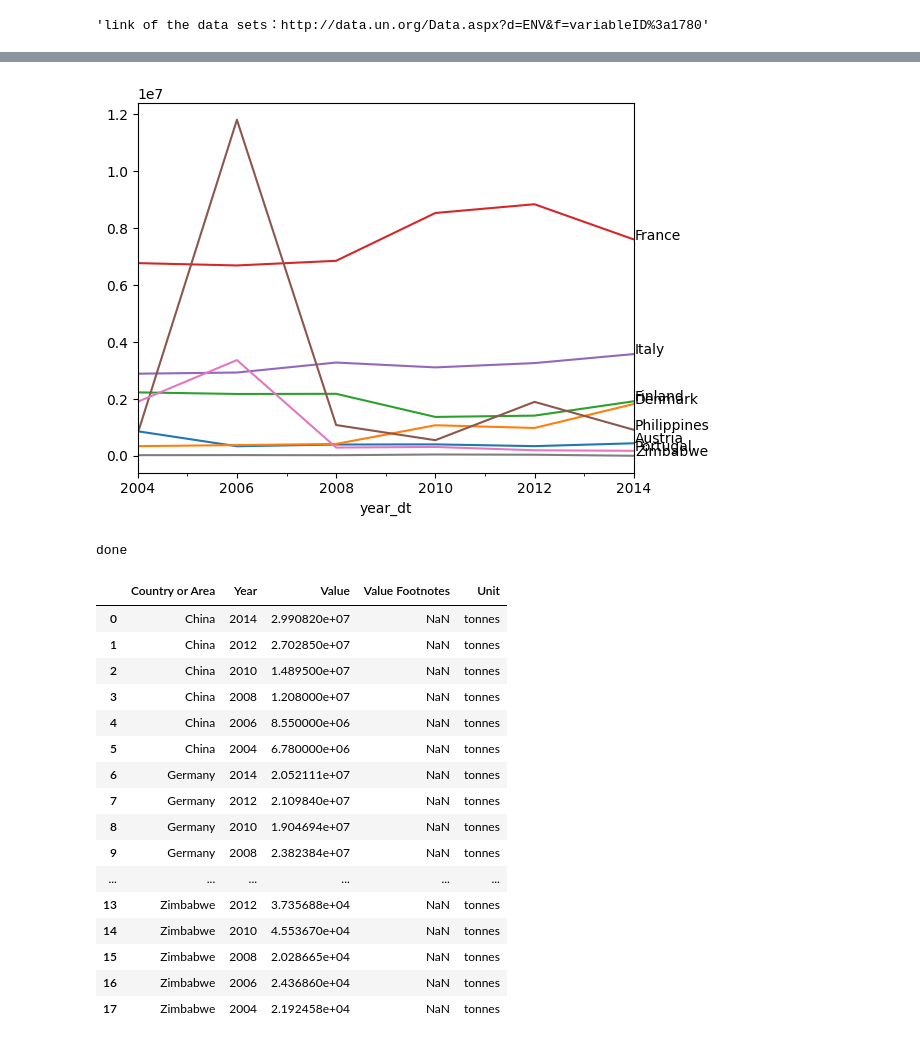
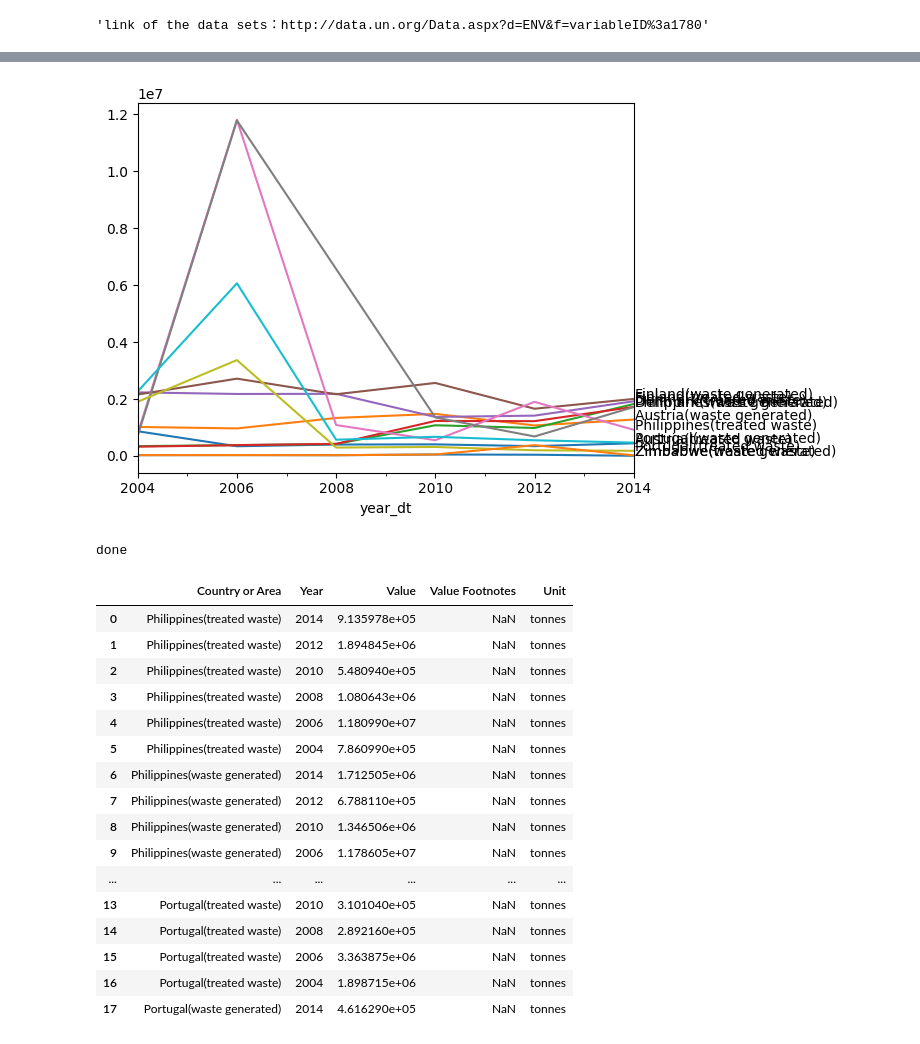
Before and after one commit to ZHONGHOIHUNG/data2, a Jupyter notebook: data_introduction/assessment presentation.ipynb, the cells around one changed output, grey strips where cells are left out. Saved outputs shown, nothing was run; the diff lists cells and outputs as text; code cells hidden in the pictures.

```diff
--- a/data_introduction/assessment presentation.ipynb
+++ b/data_introduction/assessment presentation.ipynb
@@ -110,41 +192,42 @@ for country, df in penalty_data.set_index("year_dt").groupby("Country or Area"):
         )
     except:
         pass
+"Each unit in the Y axis in this graph is 10 millions."
 # %% [output]
-[figure, old version]
+[figure, new version]
 # %%
 import matplotlib
 import matplotlib.pyplot as plt
 import numpy as np
 import pandas as pd
 import os
 from datetime import datetime
 %matplotlib inline
-filepath = "3.csv"
+filepath = "12.csv"
 
 
 penalty_data = pd.read_csv(filepath)
 print("done")
 penalty_data.head(18)
 # %% [output]
 done
 |  | Country or Area | Year | Value | Value Footnotes | Unit |
-| 0 | China | 2014 | 2.990820e+07 | NaN | tonnes |
-| 1 | China | 2012 | 2.702850e+07 | NaN | tonnes |
-| 2 | China | 2010 | 1.489500e+07 | NaN | tonnes |
-| 3 | China | 2008 | 1.208000e+07 | NaN | tonnes |
-| 4 | China | 2006 | 8.550000e+06 | NaN | tonnes |
-| 5 | China | 2004 | 6.780000e+06 | NaN | tonnes |
-| 6 | Germany | 2014 | 2.052111e+07 | NaN | tonnes |
-| 7 | Germany | 2012 | 2.109840e+07 | NaN | tonnes |
-| 8 | Germany | 2010 | 1.904694e+07 | NaN | tonnes |
-| 9 | Germany | 2008 | 2.382384e+07 | NaN | tonnes |
+| 0 | Philippines(treated waste) | 2014 | 9.135978e+05 | NaN | tonnes |
+| 1 | Philippines(treated waste) | 2012 | 1.894845e+06 | NaN | tonnes |
+| 2 | Philippines(treated waste) | 2010 | 5.480940e+05 | NaN | tonnes |
+| 3 | Philippines(treated waste) | 2008 | 1.080643e+06 | NaN | tonnes |
+| 4 | Philippines(treated waste) | 2006 | 1.180990e+07 | NaN | tonnes |
+| 5 | Philippines(treated waste) | 2004 | 7.860990e+05 | NaN | tonnes |
+| 6 | Philippines(waste generated) | 2014 | 1.712505e+06 | NaN | tonnes |
+| 7 | Philippines(waste generated) | 2012 | 6.788110e+05 | NaN | tonnes |
+| 8 | Philippines(waste generated) | 2010 | 1.346506e+06 | NaN | tonnes |
+| 9 | Philippines(waste generated) | 2006 | 1.178605e+07 | NaN | tonnes |
 | ... | ... | ... | ... | ... | ... |
-| 13 | Zimbabwe | 2012 | 3.735688e+04 | NaN | tonnes |
-| 14 | Zimbabwe | 2010 | 4.553670e+04 | NaN | tonnes |
-| 15 | Zimbabwe | 2008 | 2.028665e+04 | NaN | tonnes |
-| 16 | Zimbabwe | 2006 | 2.436860e+04 | NaN | tonnes |
-| 17 | Zimbabwe | 2004 | 2.192458e+04 | NaN | tonnes |
+| 13 | Portugal(treated waste) | 2010 | 3.101040e+05 | NaN | tonnes |
+| 14 | Portugal(treated waste) | 2008 | 2.892160e+05 | NaN | tonnes |
+| 15 | Portugal(treated waste) | 2006 | 3.363875e+06 | NaN | tonnes |
+| 16 | Portugal(treated waste) | 2004 | 1.898715e+06 | NaN | tonnes |
+| 17 | Portugal(waste generated) | 2014 | 4.616290e+05 | NaN | tonnes |
 # %%
 def make_date(year):
     try:
```
Also changed, not shown: parts of 11 cells of this notebook, 7 other files.
